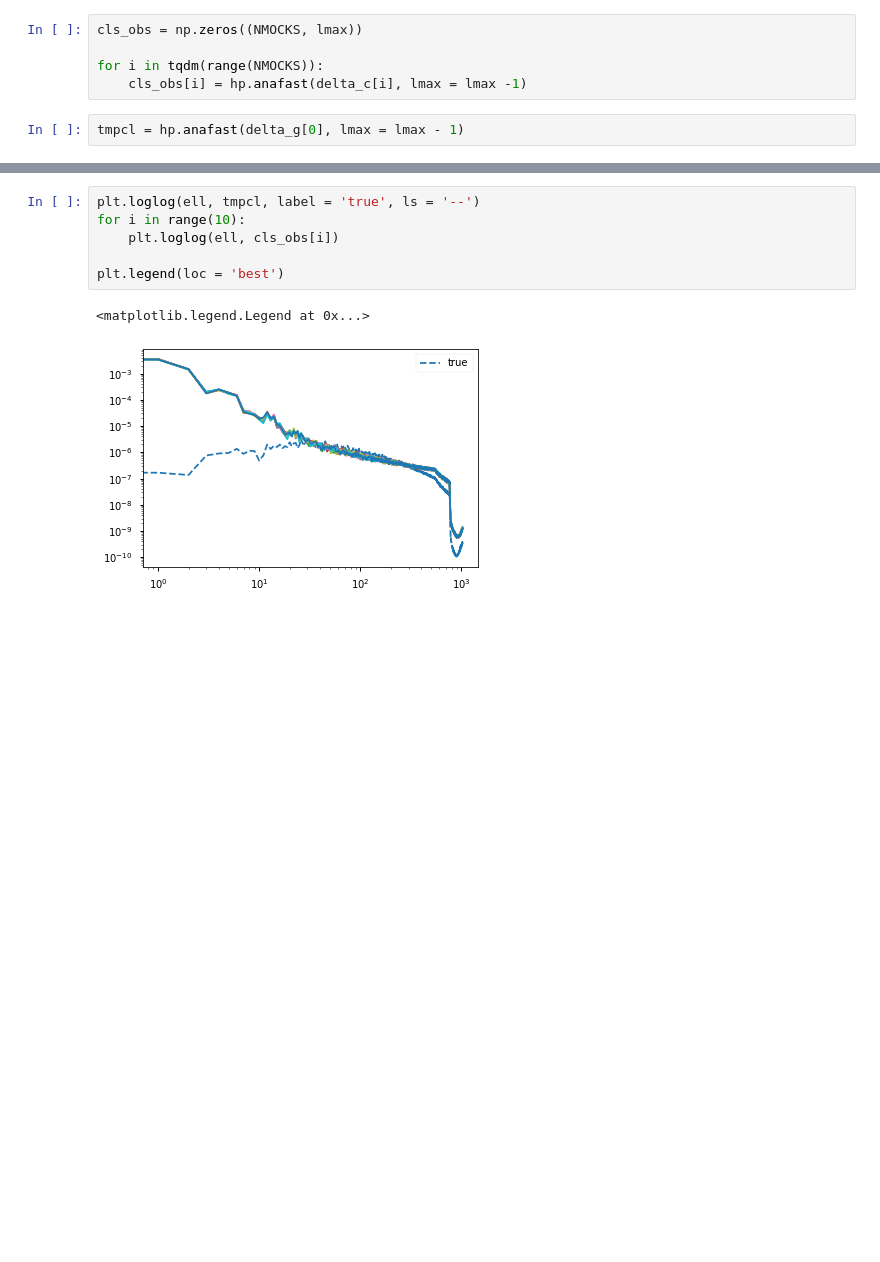
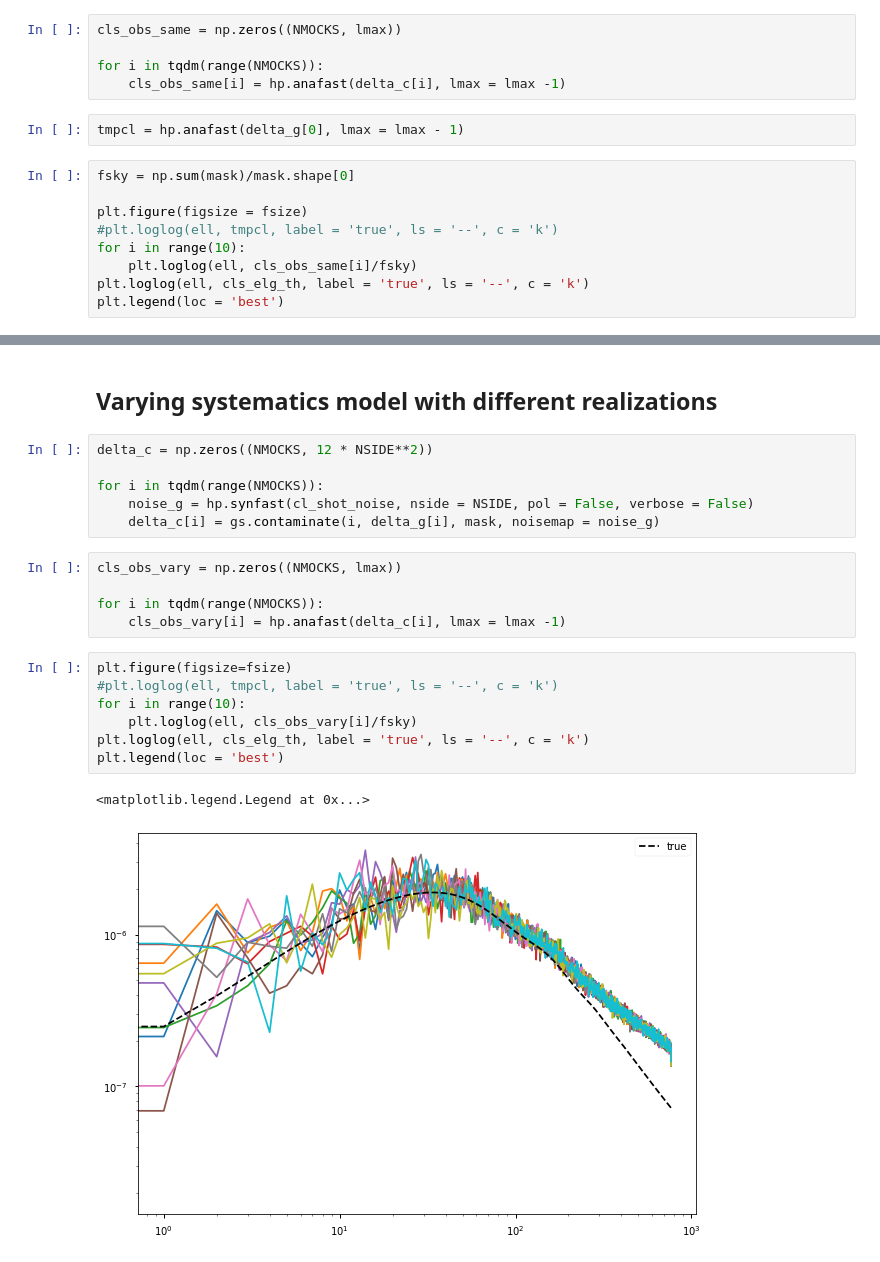
Before and after one commit to tanveerkarim/imaging-sys-covariance, a Jupyter notebook: notebooks/generate_mocks.ipynb, the cells around one changed output, grey strips where cells are left out. Drawn from its saved outputs; the diff is of its cells as text; blank space fills up the shorter version.

```diff
--- a/notebooks/generate_mocks.ipynb
+++ b/notebooks/generate_mocks.ipynb
@@ -184,7 +164,16 @@ hp.mollview(delta_c[0], rot=-85)
 # %%
-cls_obs = np.zeros((NMOCKS, lmax))
+cls_obs_same = np.zeros((NMOCKS, lmax))
 
 for i in tqdm(range(NMOCKS)):
-    cls_obs[i] = hp.anafast(delta_c[i], lmax = lmax -1)
+    cls_obs_same[i] = hp.anafast(delta_c[i], lmax = lmax -1)
 # %%
 tmpcl = hp.anafast(delta_g[0], lmax = lmax - 1)
+# %%
+fsky = np.sum(mask)/mask.shape[0]
+
+plt.figure(figsize = fsize)
+#plt.loglog(ell, tmpcl, label = 'true', ls = '--', c = 'k')
+for i in range(10):
+    plt.loglog(ell, cls_obs_same[i]/fsky)
+plt.loglog(ell, cls_elg_th, label = 'true', ls = '--', c = 'k')
+plt.legend(loc = 'best')
@@ -191,11 +196,25 @@ tmpcl = hp.anafast(delta_g[0], lmax = lmax - 1)
+# %% [markdown]
+## Varying systematics model with different realizations
+# %%
+delta_c = np.zeros((NMOCKS, 12 * NSIDE**2))
+
+for i in tqdm(range(NMOCKS)):
+    noise_g = hp.synfast(cl_shot_noise, nside = NSIDE, pol = False, verbose = False)
+    delta_c[i] = gs.contaminate(i, delta_g[i], mask, noisemap = noise_g)
+# %%
+cls_obs_vary = np.zeros((NMOCKS, lmax))
+
+for i in tqdm(range(NMOCKS)):
+    cls_obs_vary[i] = hp.anafast(delta_c[i], lmax = lmax -1)
 # %%
-plt.loglog(ell, tmpcl, label = 'true', ls = '--')
+plt.figure(figsize=fsize)
+#plt.loglog(ell, tmpcl, label = 'true', ls = '--', c = 'k')
 for i in range(10):
-    plt.loglog(ell, cls_obs[i])
-
+    plt.loglog(ell, cls_obs_vary[i]/fsky)
+plt.loglog(ell, cls_elg_th, label = 'true', ls = '--', c = 'k')
 plt.legend(loc = 'best')
 # %% [output]
 <matplotlib.legend.Legend at 0x...>
-[figure, old version]
+[figure, new version]
 # %%
 #calculate covariance matrix
```
Also changed, not shown: parts of 22 cells of this notebook.
